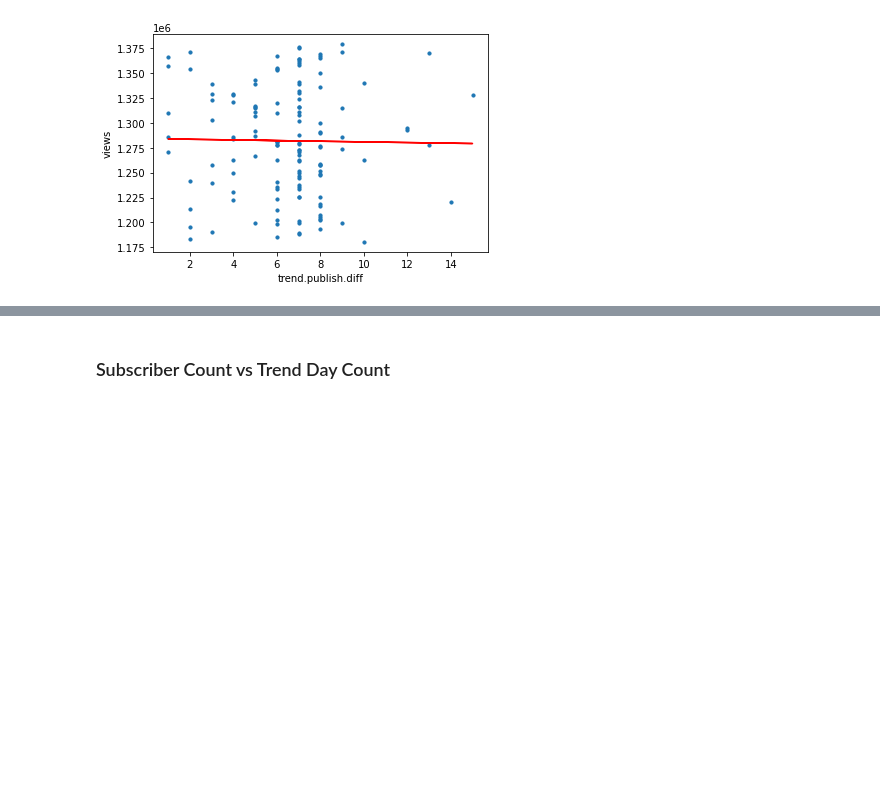
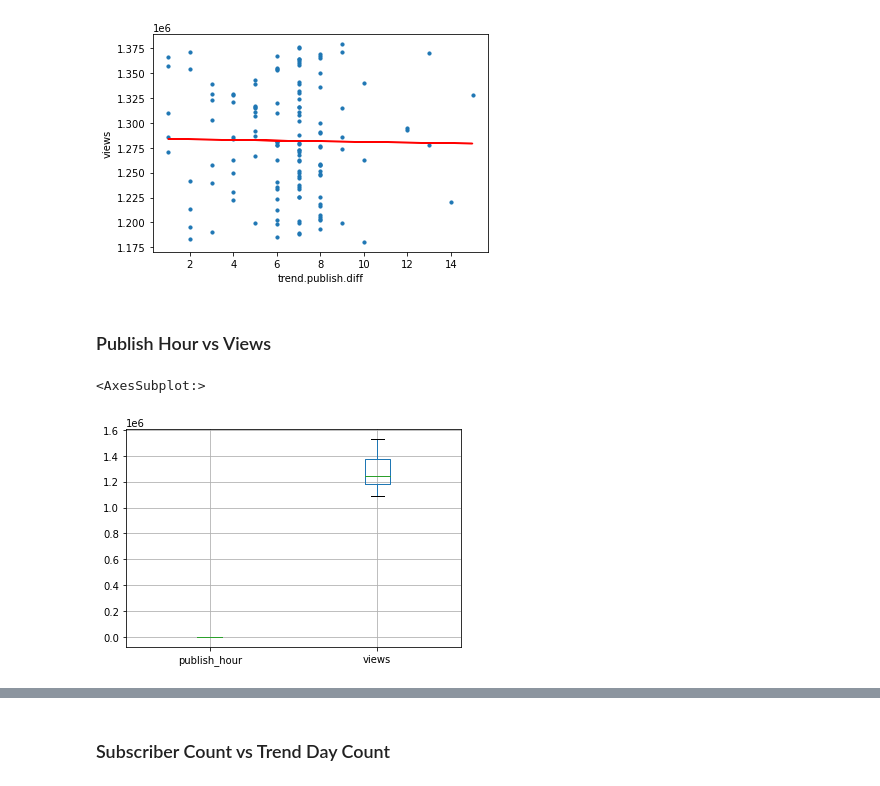
Before and after one commit to COGS118A/Group035-Sp22, a Jupyter notebook: FinalProject_DataExploration.ipynb, the cells around one changed output, grey strips where cells are left out. Drawn from its saved outputs; the diff is of its cells as text; code cells hidden in the pictures; blank space fills up the shorter version.

```diff
--- a/FinalProject_DataExploration.ipynb
+++ b/FinalProject_DataExploration.ipynb
@@ -131,3 +132,10 @@ Intercept: 1284154.9302327596
 Root mean squared error:  3047515362.891633
 R2 score:  0.0002239918401067964
 [figure]
+# %% [markdown]
+### Publish Hour vs Views
+# %%
+lin_reg_bp(df,'publish_hour','views',)
+# %% [output]
+<AxesSubplot:>
+[figure, added]
```
Also changed, not shown: parts of 7 cells of this notebook.
